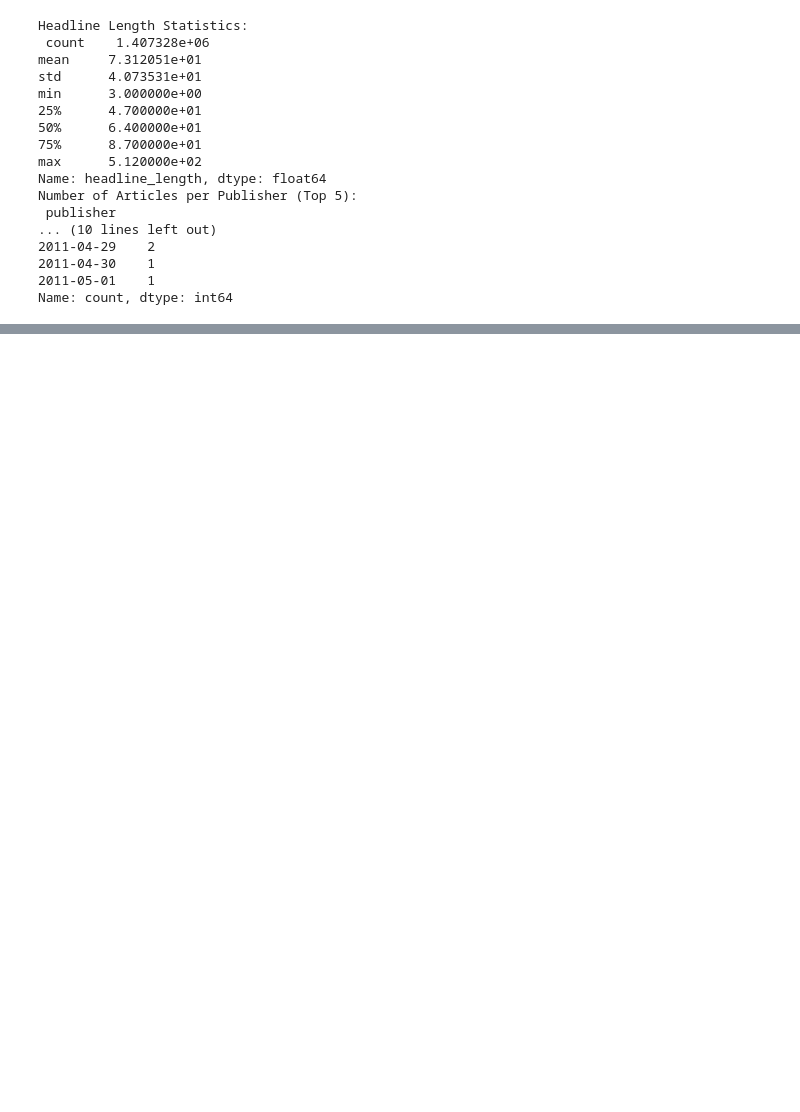
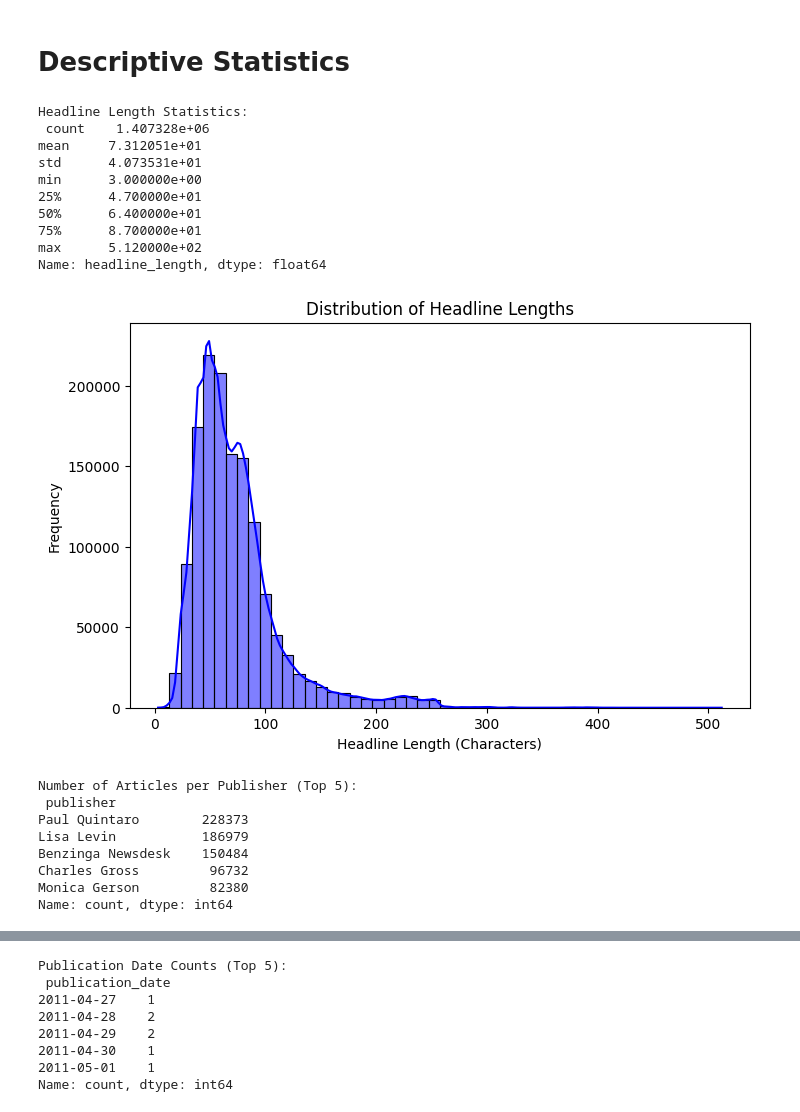
Before and after one commit to Mzluci9/News-sentiment-price-prediction, a Jupyter notebook: notebooks/task_1.ipynb, the cells around one changed output, grey strips where cells are left out. Cells and saved outputs as stored; diff of their text form; code cells hidden in the pictures; blank space fills up the shorter version.

```diff
--- a/notebooks/task_1.ipynb
+++ b/notebooks/task_1.ipynb
@@ -1,3 +1,5 @@
+# %% [markdown]
+# Descriptive Statistics
 # %%
 import pandas as pd
 import matplotlib.pyplot as plt
@@ -11,7 +13,7 @@ def load_data():
     return df
 
 def descriptive_statistics(df, output_dir="plots/"):
-    """Perform descriptive statistics on the dataset."""
+    """Perform descriptive statistics on the dataset and show plots."""
     if not os.path.exists(output_dir):
         os.makedirs(output_dir)
 
@@ -25,6 +27,7 @@ def descriptive_statistics(df, output_dir="plots/"):
     plt.title('Distribution of Headline Lengths')
     plt.xlabel('Headline Length (Characters)')
     plt.ylabel('Frequency')
+    plt.show()  # Show the plot
     plt.savefig(os.path.join(output_dir, 'headline_length_distribution.png'))
     plt.close()
 
@@ -38,41 +41,45 @@ def descriptive_statistics(df, output_dir="plots/"):
     plt.title('Top 5 Publishers by Article Count')
     plt.xlabel('Number of Articles')
     plt.ylabel('Publisher')
+    plt.show()  # Show the plot
     plt.savefig(os.path.join(output_dir, 'top_publishers.png'))
     plt.close()
 
     # Publication date trends
     df['publication_date'] = pd.to_datetime(df['date'], errors='coerce').dt.date
     date_counts = df['publication_date'].value_counts().sort_index()
     print("Publication Date Counts (Top 5):\n", date_counts.head())
 
-    # Plot publication frequency
+    # Plot publication frequency over time
     plt.figure(figsize=(10, 6))
     date_counts.plot(kind='line', color='purple')
     plt.title('Article Publication Frequency Over Time')
     plt.xlabel('Date')
     plt.ylabel('Number of Articles')
+    plt.show()  # Show the plot
     plt.savefig(os.path.join(output_dir, 'publication_frequency.png'))
     plt.close()
 
 if __name__ == "__main__":
     df = load_data()
     descriptive_statistics(df)
 # %% [output]
 Headline Length Statistics:
  count    1.407328e+06
 mean     7.312051e+01
 std      4.073531e+01
 min      3.000000e+00
 25%      4.700000e+01
 50%      6.400000e+01
 75%      8.700000e+01
 max      5.120000e+02
 Name: headline_length, dtype: float64
-Number of Articles per Publisher (Top 5):
- publisher
-... (10 lines left out)
-2011-04-29    2
-2011-04-30    1
-2011-05-01    1
-Name: count, dtype: int64
+[figure, added]
+Number of Articles per Publisher (Top 5):
+ publisher
+Paul Quintaro        228373
+Lisa Levin           186979
+Benzinga Newsdesk    150484
+Charles Gross         96732
+Monica Gerson         82380
+Name: count, dtype: int64
@@ -78,0 +87,8 @@ Name: count, dtype: int64
+Publication Date Counts (Top 5):
+ publication_date
+2011-04-27    1
+2011-04-28    2
+2011-04-29    2
+2011-04-30    1
+2011-05-01    1
+Name: count, dtype: int64
```
Also changed, not shown: parts of 8 cells of this notebook.
